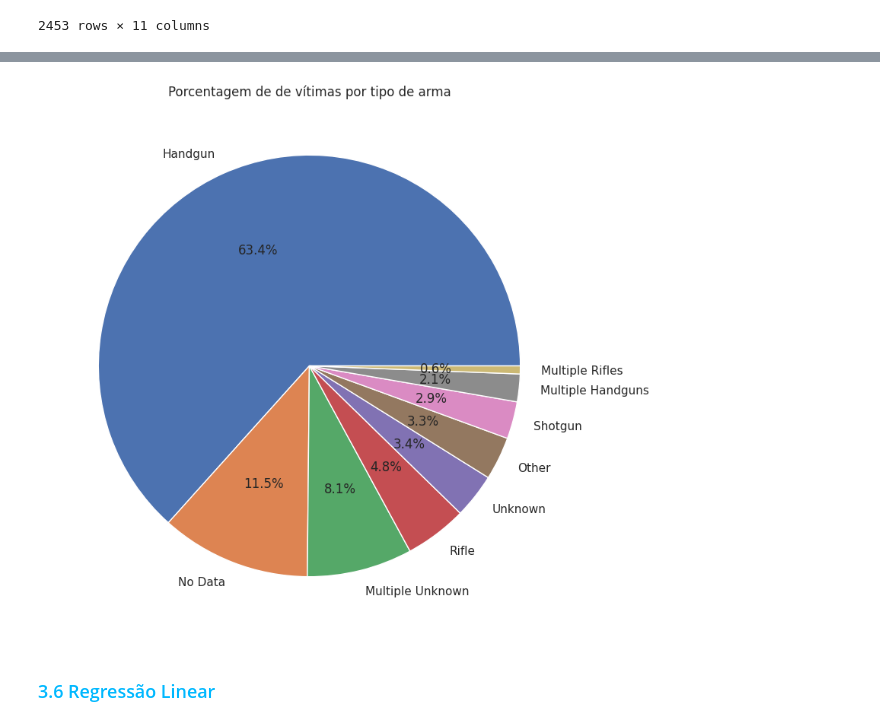
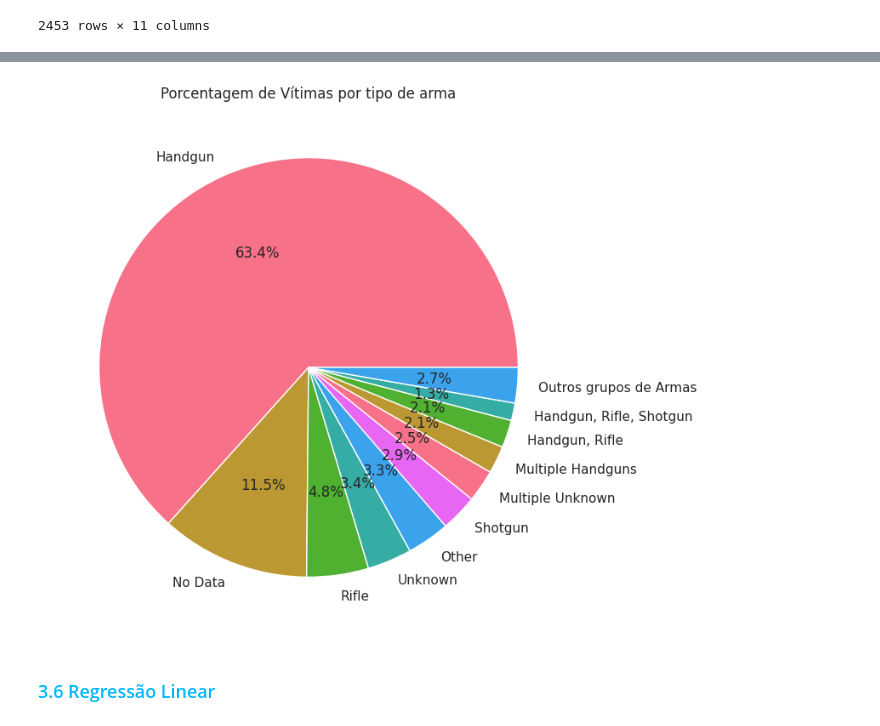
Before and after one commit to mariabandeira/gunviolence, a Jupyter notebook: Violência_Escolar.ipynb, the cells around one changed output, grey strips where cells are left out. Drawn from its saved outputs; the diff is of its cells as text; code cells hidden in the pictures.

```diff
--- a/Violência_Escolar.ipynb
+++ b/Violência_Escolar.ipynb
@@ -1317,3 +1358,6 @@ plt.show()
 A partir do gráfico, pode-se notar que a quantidade de vítimas dispara em 2018 e segue apresentando números altos nos anos seguintes, com destaque ao ano de 2021.
 
 É possível relacionar esse gráfico com o de incidentes por ano, visto que a quantidade de vítimas tende a aumentar quanto maior for o número de ocorrências.
+# %%
+df_victm.rename(columns={'incidentid':'Incident_ID'}, inplace=True)
+df_victm = df_victm.merge(df_incid[['Incident_ID', 'State']], how = 'left')
@@ -1558,8 +1665,8 @@ for _, grupo in incidentes_duplicados.groupby('Incident_ID'): # passo o grupo de
                 df_weapn_ordenado.loc[grupo.index, coluna] = valores_iguais[0]
             else:
                 if coluna == 'weapontype':
-                  df_weapn_ordenado.loc[grupo.index, coluna] = "Multiple Unknown" # todo mundo que tiver mais de uma arma de tipo diferente vira Multiple Unknown
-                    #df_weapn_ordenado.loc[grupo.index, coluna] = ', '.join(sorted(valores_iguais)) # grupinhos: ordena na linha por ordem alfabetica
+                  #df_weapn_ordenado.loc[grupo.index, coluna] = "Multiple Unknown" # todo mundo que tiver mais de uma arma de tipo diferente vira Multiple Unknown
+                  df_weapn_ordenado.loc[grupo.index, coluna] = ', '.join(sorted(valores_iguais)) # grupinhos: ordena na linha por ordem alfabetica
                 else:
                     df_weapn_ordenado.loc[grupo.index, coluna] = 'Unknown' # todas as outras colunas que não são totalmente iguais vão para Unknown
 
@@ -1606,14 +1712,22 @@ print(vitimas_por_arma)
 # %%
 # Porcentagem de vitimas por tipo de arma
-fig, ax = plt.subplots(figsize=(9, 9))
-plt.title('Porcentagem de de vítimas por tipo de arma')
-
+fig, ax = plt.subplots(figsize=(8, 8))
+plt.title('Porcentagem de Vítimas por tipo de arma')
 contagem = merged2_df["weapontype"].value_counts()
 porcentagem = contagem / contagem.sum() * 100 # calculando a porcentagem de cada tipo
-ax.pie(porcentagem, labels=porcentagem.index, autopct='%1.1f%%')
+
+porc_min = 1 # Ideia - porcentagens menores do que 1 ficam juntas como "Outros grupos de Armas" só para visualização do gráfico
+
+porcs_grandes = porcentagem[porcentagem >= porc_min] # grupo das porc. grandes
+porcs_pequenas = porcentagem[porcentagem < porc_min] # grupo das porc. pequenas
+soma_porcs_pequenas = porcs_pequenas.sum()
+
+porcentagens_final = pd.concat([porcs_grandes, pd.Series([soma_porcs_pequenas], index=['Outros grupos de Armas'])]) #conateno o grupo pequeno (grupo como o nome "Outros grupos de Armas" com a soma das porcentagens pequenas) ao grupo grande
+
+ax.pie(porcentagens_final, labels=porcentagens_final.index, autopct='%1.1f%%', colors=sns.color_palette('husl'))
 
 plt.show()
 # %% [output]
-[figure, old version]
+[figure, new version]
 # %% [markdown]
 ### <font color ="#00b8ff">3.6 Regressão Linear</font>
```
Also changed, not shown: parts of 26 cells of this notebook.
